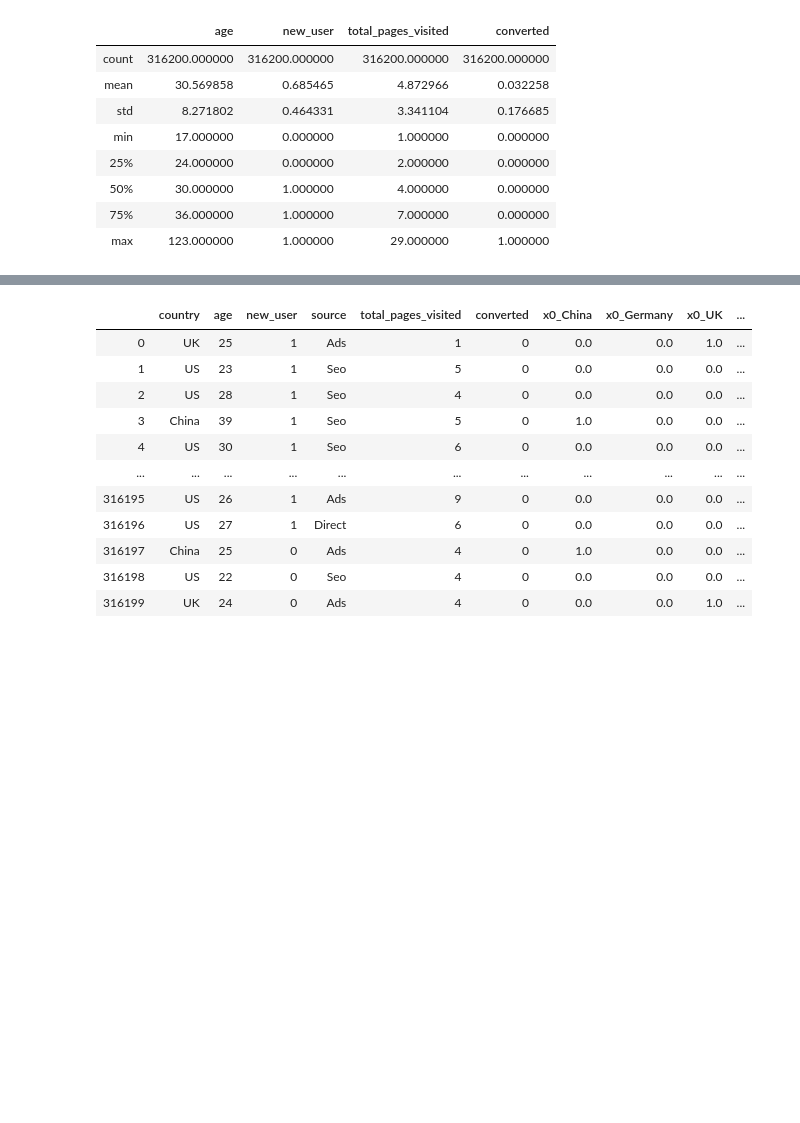
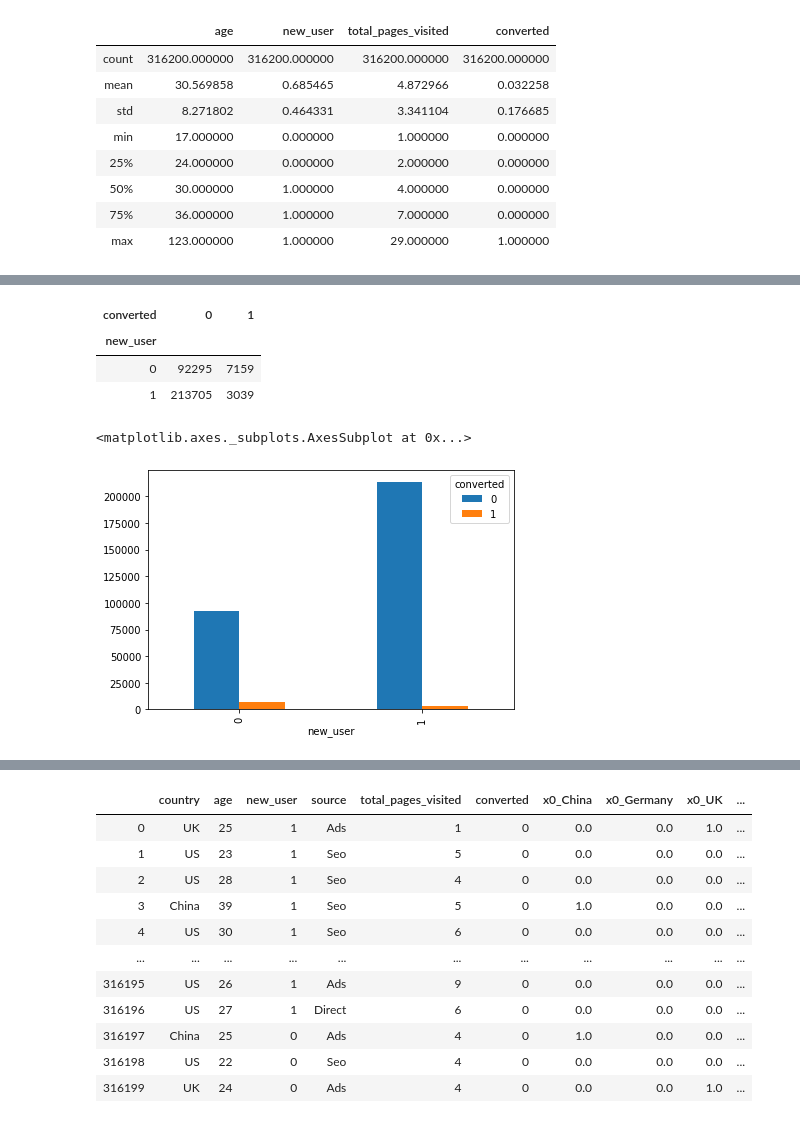
Before and after one commit to Daihongchen/conversion_project_classification, a Jupyter notebook: conversion_prediction.ipynb, the cells around one changed output, grey strips where cells are left out. Saved outputs shown, nothing was run; the diff lists cells and outputs as text; code cells hidden in the pictures; blank space fills up the shorter version.

```diff
--- a/conversion_prediction.ipynb
+++ b/conversion_prediction.ipynb
@@ -75,3 +90,15 @@ plt.hist(df['new_user'])
+# %%
+pd.crosstab(df['new_user'], df['converted'])
+# %% [output]
+| converted | 0 | 1 |
+| new_user |  |  |
+| 0 | 92295 | 7159 |
+| 1 | 213705 | 3039 |
+# %%
+pd.crosstab(df['new_user'], df['converted']).plot.bar()
+# %% [output]
+<matplotlib.axes._subplots.AxesSubplot at 0x...>
+[figure, added]
 # %%
 plt.hist(df['total_pages_visited'], color = 'green')
 # %% [output]
```
Also changed, not shown: parts of 19 cells of this notebook.
